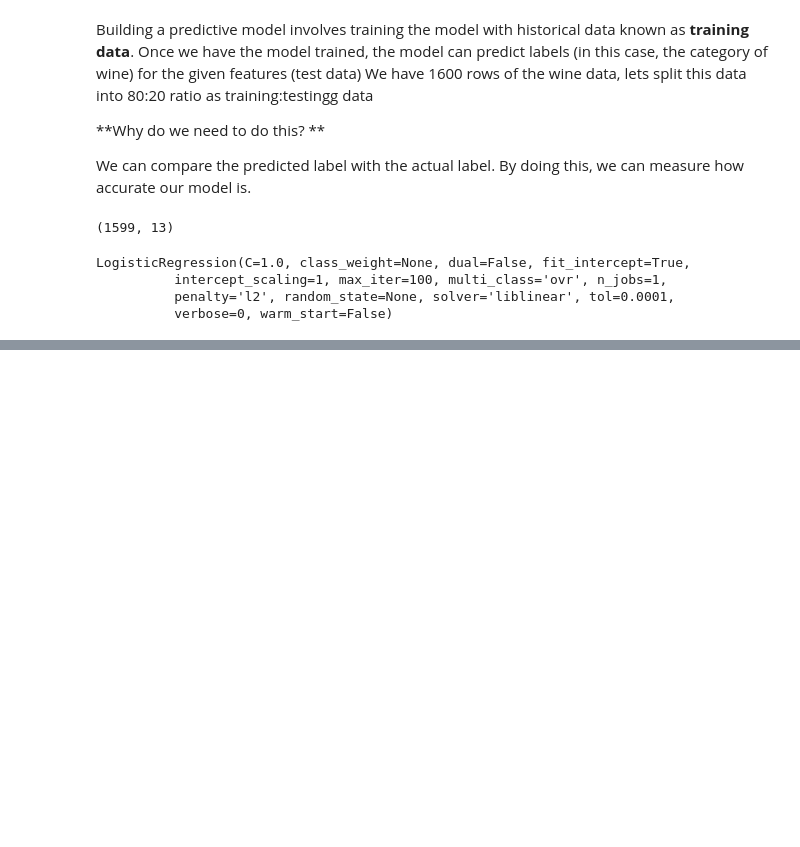
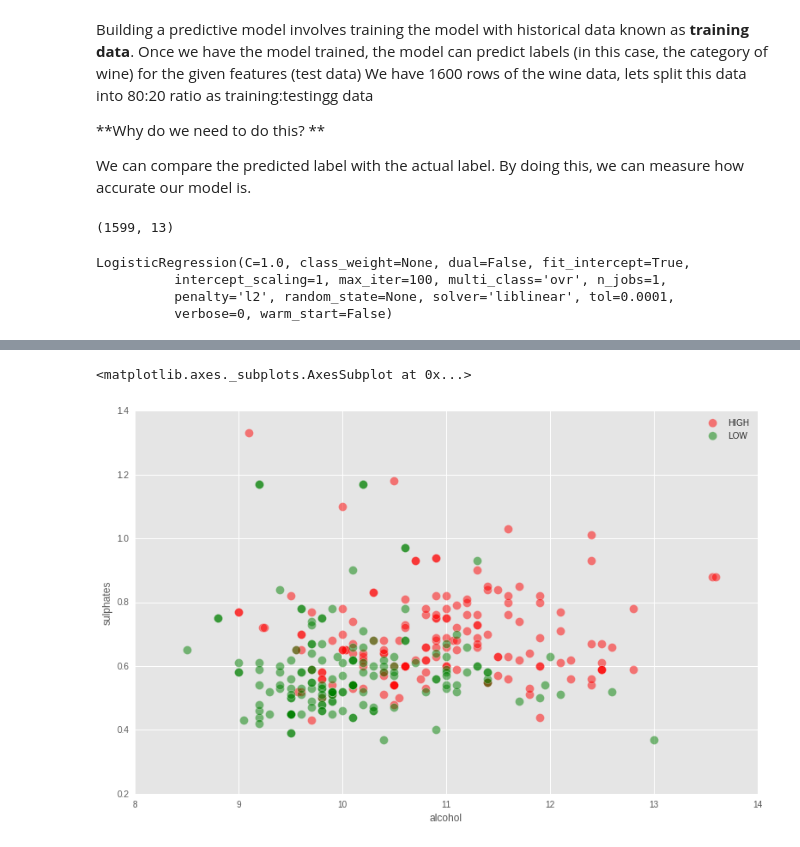
Before and after one commit to ababook/intro-python-data-science, a Jupyter notebook: wine/wine-selection.ipynb, the cells around one changed output, grey strips where cells are left out. Cells and saved outputs as stored; diff of their text form; code cells hidden in the pictures; blank space fills up the shorter version.

```diff
--- a/wine/wine-selection.ipynb
+++ b/wine/wine-selection.ipynb
@@ -209,0 +192,7 @@ Let's add more features - volatile acidity, citric acid, alcohol to predict the
+# %%
+X_test = df_test[["sulphates", "alcohol"]]
+y_test = df_test["category"]
+# %%
+logistic_model = LogisticRegression()
+
+logistic_model.fit(X_train, y_train)
@@ -209,0 +204,8 @@ Let's add more features - volatile acidity, citric acid, alcohol to predict the
+# %%
+predicted = logistic_model.predict(X_test)
+# %%
+df_compare = pd.DataFrame()
+df_compare["actual"] = y_test
+df_compare["predicted"] = predicted
+df_compare["sulphates"] = df_test["sulphates"]
+df_compare["alcohol"] = df_test["alcohol"]
@@ -209,0 +221,6 @@ Let's add more features - volatile acidity, citric acid, alcohol to predict the
+# %%
+ax = df_compare[df_compare.actual == 1].plot(x="alcohol", y="sulphates", kind="scatter", color="red", label="HIGH", s=100, alpha=0.5)
+df_compare[df_compare.actual == 0].plot(x="alcohol", y="sulphates", kind="scatter", color="green", label="LOW", s=100, alpha=0.5, ax=ax)
+# %% [output]
+<matplotlib.axes._subplots.AxesSubplot at 0x...>
+[figure, added]
```
Also changed, not shown: parts of 36 cells of this notebook.
